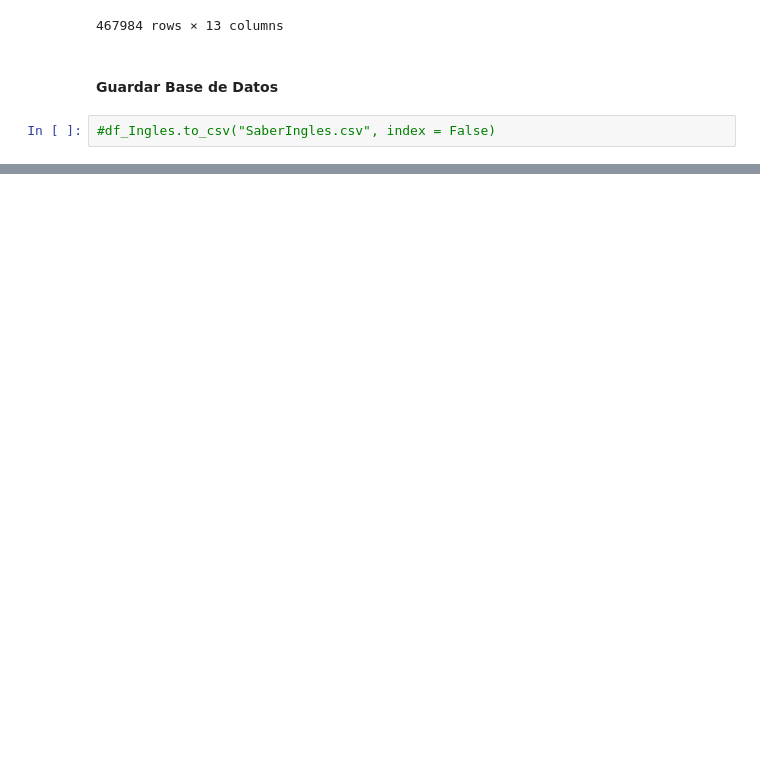
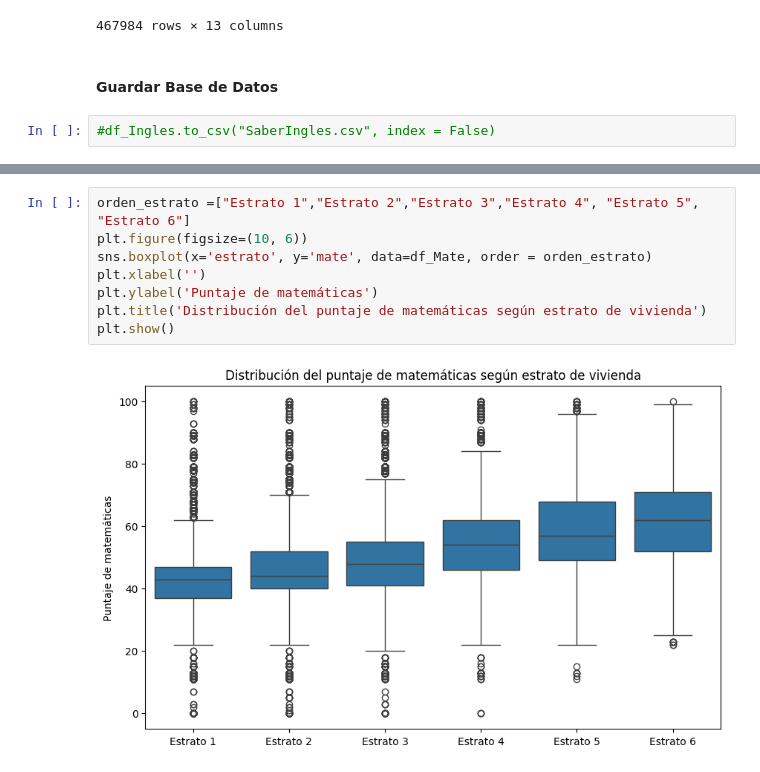
Before and after one commit to levium1029/Proyecto-2, a Jupyter notebook: main.ipynb, the cells around one changed output, grey strips where cells are left out. Saved outputs shown, nothing was run; the diff lists cells and outputs as text; blank space fills up the shorter version.

```diff
--- a/main.ipynb
+++ b/main.ipynb
@@ -267,0 +368,10 @@ df_Ingles
+# %%
+orden_estrato =["Estrato 1","Estrato 2","Estrato 3","Estrato 4", "Estrato 5", "Estrato 6"]
+plt.figure(figsize=(10, 6))
+sns.boxplot(x='estrato', y='mate', data=df_Mate, order = orden_estrato)
+plt.xlabel('')
+plt.ylabel('Puntaje de matemáticas')
+plt.title('Distribución del puntaje de matemáticas según estrato de vivienda')
+plt.show()
+# %% [output]
+[figure, added]
```
Also changed, not shown: parts of 24 cells of this notebook.
